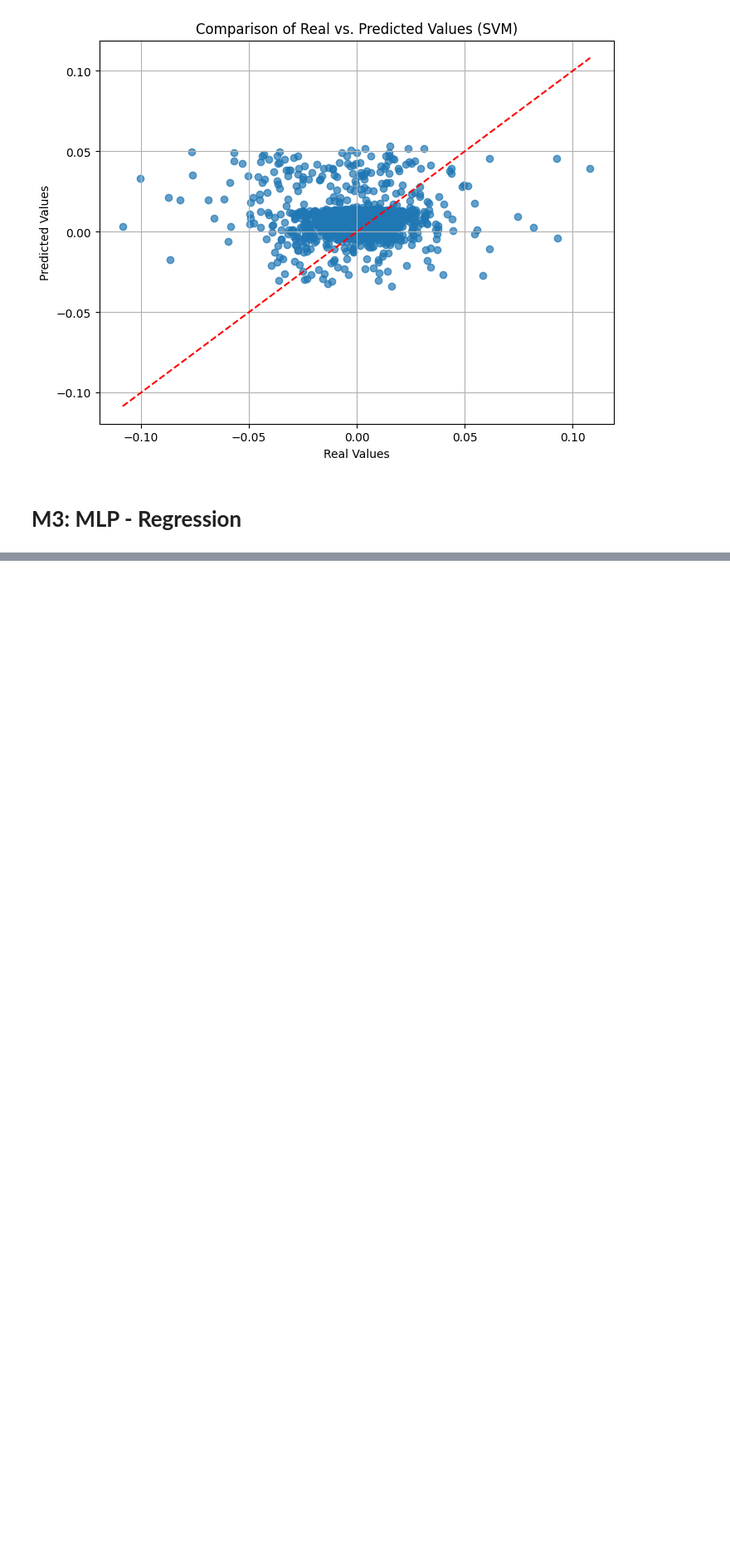
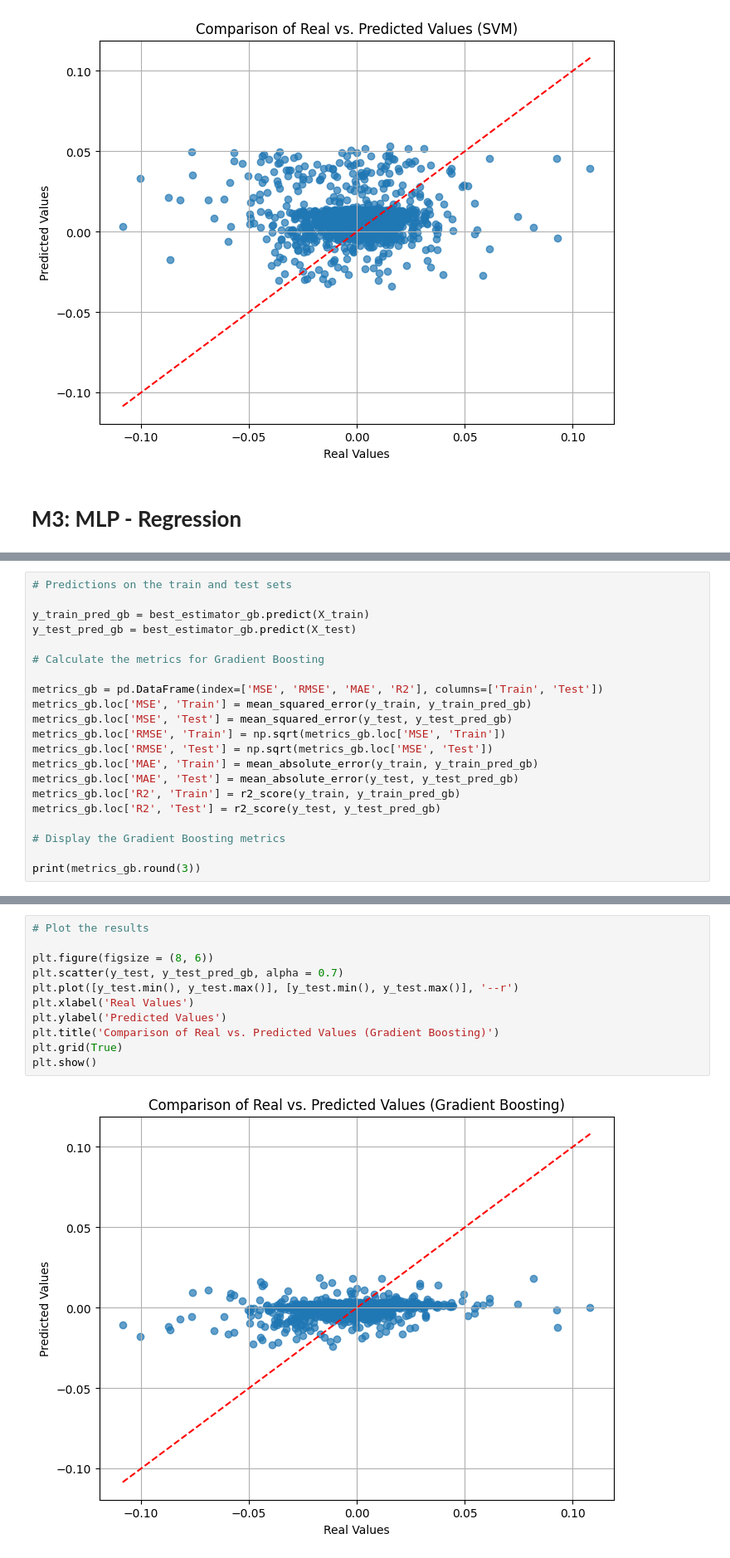
Before and after one commit to pbuitragoa33/NASDAQ-Change-Prediction, a Jupyter notebook: analysisML.ipynb, the cells around one changed output, grey strips where cells are left out. Shown at 83% size. Saved outputs shown, nothing was run; the diff lists cells and outputs as text; blank space fills up the shorter version.

```diff
--- a/analysisML.ipynb
+++ b/analysisML.ipynb
@@ -461,0 +511,21 @@ plt.show()
+# %%
+# Predictions on the train and test sets
+
+y_train_pred_gb = best_estimator_gb.predict(X_train)
+y_test_pred_gb = best_estimator_gb.predict(X_test)
+
+# Calculate the metrics for Gradient Boosting
+
+metrics_gb = pd.DataFrame(index=['MSE', 'RMSE', 'MAE', 'R2'], columns=['Train', 'Test'])
+metrics_gb.loc['MSE', 'Train'] = mean_squared_error(y_train, y_train_pred_gb)
+metrics_gb.loc['MSE', 'Test'] = mean_squared_error(y_test, y_test_pred_gb)
+metrics_gb.loc['RMSE', 'Train'] = np.sqrt(metrics_gb.loc['MSE', 'Train'])
+metrics_gb.loc['RMSE', 'Test'] = np.sqrt(metrics_gb.loc['MSE', 'Test'])
+metrics_gb.loc['MAE', 'Train'] = mean_absolute_error(y_train, y_train_pred_gb)
+metrics_gb.loc['MAE', 'Test'] = mean_absolute_error(y_test, y_test_pred_gb)
+metrics_gb.loc['R2', 'Train'] = r2_score(y_train, y_train_pred_gb)
+metrics_gb.loc['R2', 'Test'] = r2_score(y_test, y_test_pred_gb)
+
+# Display the Gradient Boosting metrics
+
+print(metrics_gb.round(3))
@@ -461,0 +538,13 @@ plt.show()
+# %%
+# Plot the results
+
+plt.figure(figsize = (8, 6))
+plt.scatter(y_test, y_test_pred_gb, alpha = 0.7)
+plt.plot([y_test.min(), y_test.max()], [y_test.min(), y_test.max()], '--r')
+plt.xlabel('Real Values')
+plt.ylabel('Predicted Values')
+plt.title('Comparison of Real vs. Predicted Values (Gradient Boosting)')
+plt.grid(True)
+plt.show()
+# %% [output]
+[figure, added]
```
Also changed, not shown: parts of 20 cells of this notebook.
